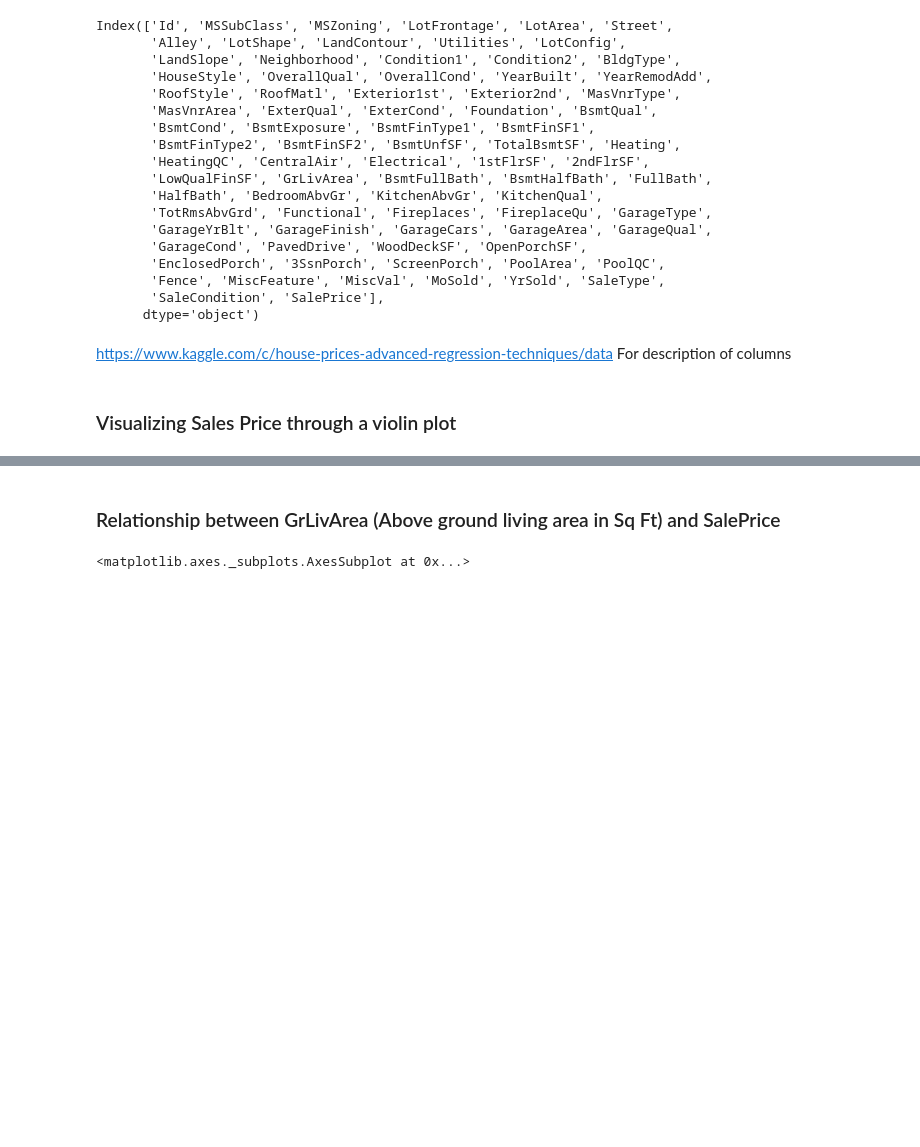
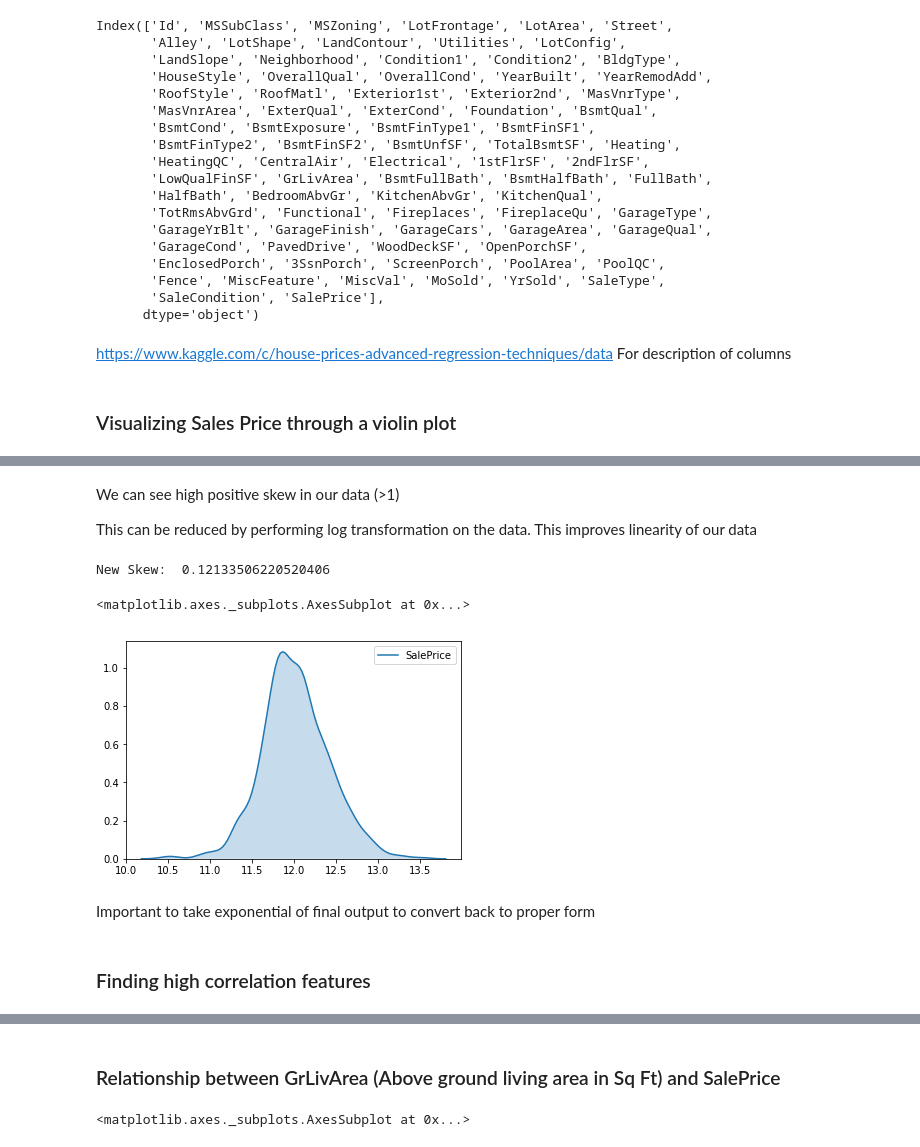
Before and after one commit to SidJain1412/HousePriceRegression, a Jupyter notebook: EDA.ipynb, the cells around one changed output, grey strips where cells are left out. Cells and saved outputs as stored; diff of their text form; code cells hidden in the pictures; blank space fills up the shorter version.

```diff
--- a/EDA.ipynb
+++ b/EDA.ipynb
@@ -55,0 +79,16 @@ sns.violinplot(train_df.SalePrice)
+# %% [markdown]
+We can see high positive skew in our data (>1)
+
+This can be reduced by performing log transformation on the data. This improves linearity of our data
+# %%
+target = np.log(train_df.SalePrice)
+print("New Skew: ", target.skew())
+sns.kdeplot(target, shade=True)
+# %% [output]
+New Skew:  0.12133506220520406
+<matplotlib.axes._subplots.AxesSubplot at 0x...>
+[figure, added]
+# %% [markdown]
+Important to take exponential of final output to convert back to proper form
+# %% [markdown]
+### Finding high correlation features
```
Also changed, not shown: parts of 12 cells of this notebook.
